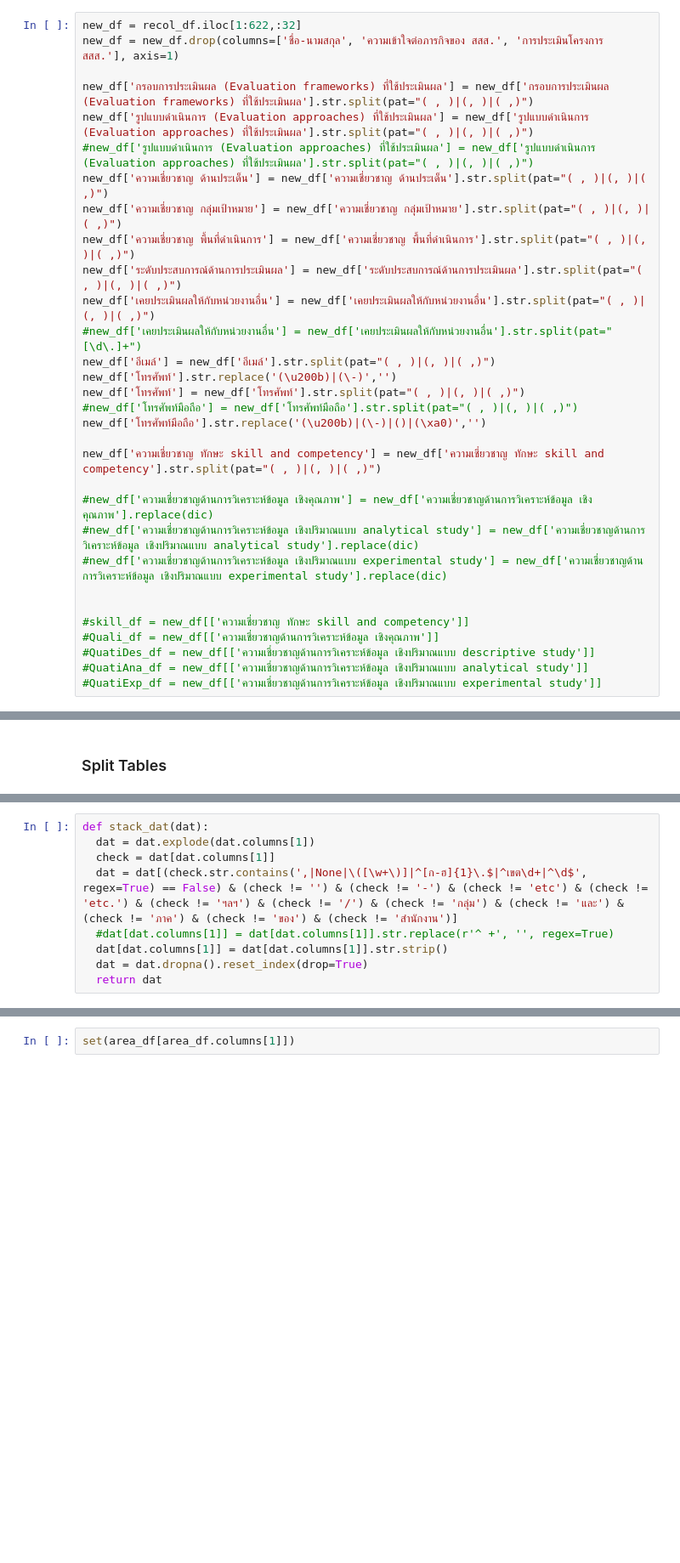
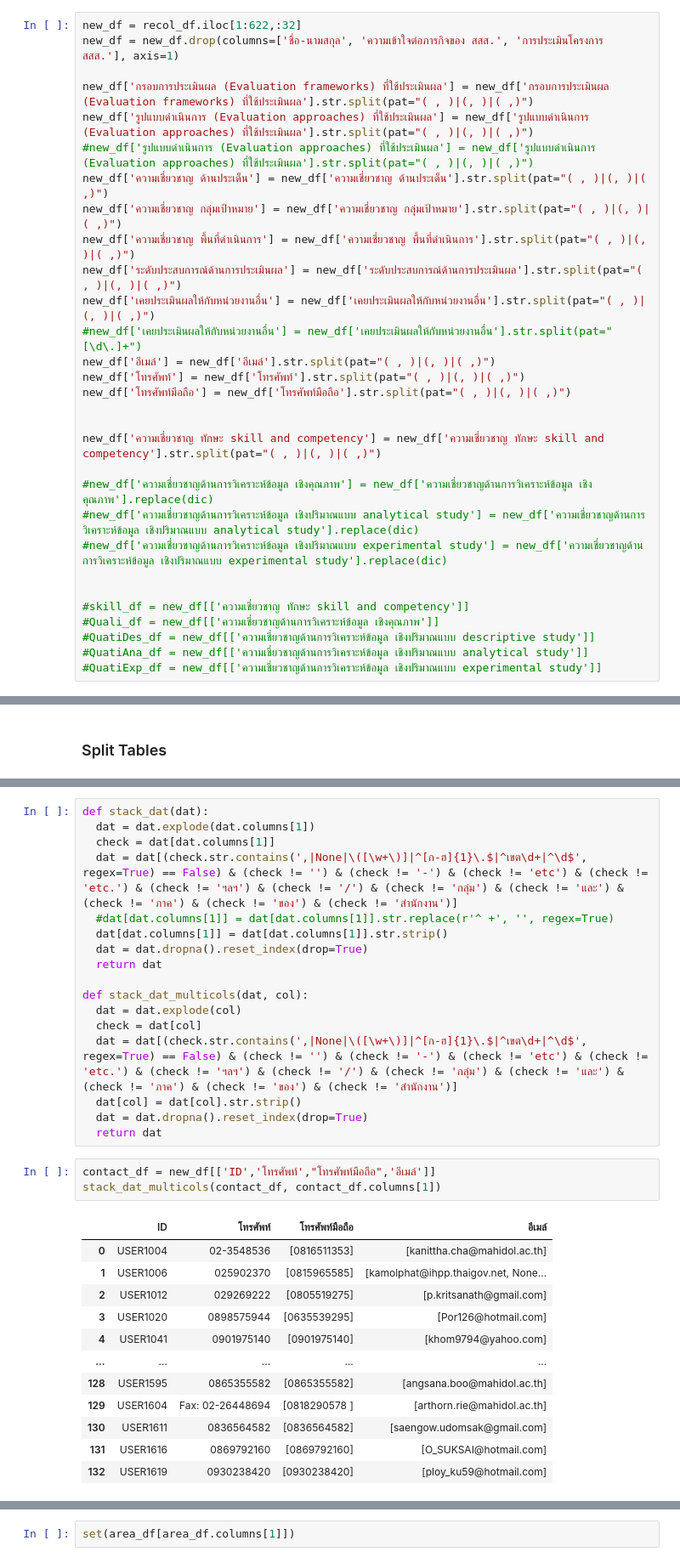
Before and after one commit to thainhf/proj-me-db-data, a Jupyter notebook: Clean_data.ipynb, the cells around one changed output, grey strips where cells are left out. Shown: that part at 85% size. Saved outputs shown, nothing was run; the diff lists cells and outputs as text; blank space fills up the shorter version.

```diff
--- a/Clean_data.ipynb
+++ b/Clean_data.ipynb
@@ -187,10 +187,9 @@ new_df['ระดับประสบการณ์ด้านการปร
 new_df['เคยประเมินผลให้กับหน่วยงานอื่น'] = new_df['เคยประเมินผลให้กับหน่วยงานอื่น'].str.split(pat="( , )|(, )|( ,)")
 #new_df['เคยประเมินผลให้กับหน่วยงานอื่น'] = new_df['เคยประเมินผลให้กับหน่วยงานอื่น'].str.split(pat="[\d\.]+")
 new_df['อีเมล์'] = new_df['อีเมล์'].str.split(pat="( , )|(, )|( ,)")
-new_df['โทรศัพท์'].str.replace('(\u200b)|(\-)','')
 new_df['โทรศัพท์'] = new_df['โทรศัพท์'].str.split(pat="( , )|(, )|( ,)")
-#new_df['โทรศัพท์มือถือ'] = new_df['โทรศัพท์มือถือ'].str.split(pat="( , )|(, )|( ,)")
-new_df['โทรศัพท์มือถือ'].str.replace('(\u200b)|(\-)|()|(\xa0)','')
+new_df['โทรศัพท์มือถือ'] = new_df['โทรศัพท์มือถือ'].str.split(pat="( , )|(, )|( ,)")
+
 
 new_df['ความเชี่ยวชาญ ทักษะ skill and competency'] = new_df['ความเชี่ยวชาญ ทักษะ skill and competency'].str.split(pat="( , )|(, )|( ,)")
 
@@ -305,3 +309,27 @@ def stack_dat(dat):
   dat[dat.columns[1]] = dat[dat.columns[1]].str.strip()
   dat = dat.dropna().reset_index(drop=True)
   return dat
+
+def stack_dat_multicols(dat, col):
+  dat = dat.explode(col)
+  check = dat[col]
+  dat = dat[(check.str.contains(',|None|\([\w+\)]|^[ก-ฮ]{1}\.$|^เขต\d+|^\d$', regex=True) == False) & (check != '') & (check != '-') & (check != 'etc') & (check != 'etc.') & (check != 'ฯลฯ') & (check != '/') & (check != 'กลุ่ม') & (check != 'และ') & (check != 'ภาค') & (check != 'ของ') & (check != 'สำนักงาน')]
+  dat[col] = dat[col].str.strip()
+  dat = dat.dropna().reset_index(drop=True)
+  return dat
+# %%
+contact_df = new_df[['ID','โทรศัพท์',"โทรศัพท์มือถือ",'อีเมล์']]
+stack_dat_multicols(contact_df, contact_df.columns[1])
+# %% [output]
+|  | ID | โทรศัพท์ | โทรศัพท์มือถือ | อีเมล์ |
+| 0 | USER1004 | 02-3548536 | [0816511353] | [kanittha.cha@mahidol.ac.th] |
+| 1 | USER1006 | 025902370 | [0815965585] | [kamolphat@ihpp.thaigov.net, None... |
+| 2 | USER1012 | 029269222 | [0805519275] | [p.kritsanath@gmail.com] |
+| 3 | USER1020 | 0898575944 | [0635539295] | [Por126@hotmail.com] |
+| 4 | USER1041 | 0901975140 | [0901975140] | [khom9794@yahoo.com] |
+| ... | ... | ... | ... | ... |
+| 128 | USER1595 | 0865355582 | [0865355582] | [angsana.boo@mahidol.ac.th] |
+| 129 | USER1604 | Fax: 02-26448694 | [0818290578 ] | [arthorn.rie@mahidol.ac.th] |
+| 130 | USER1611 | 0836564582 | [0836564582] | [saengow.udomsak@gmail.com] |
+| 131 | USER1616 | 0869792160 | [0869792160] | [O_SUKSAI@hotmail.com] |
+| 132 | USER1619 | 0930238420 | [0930238420] | [ploy_ku59@hotmail.com] |
```
Also changed, not shown: parts of 14 cells of this notebook.
